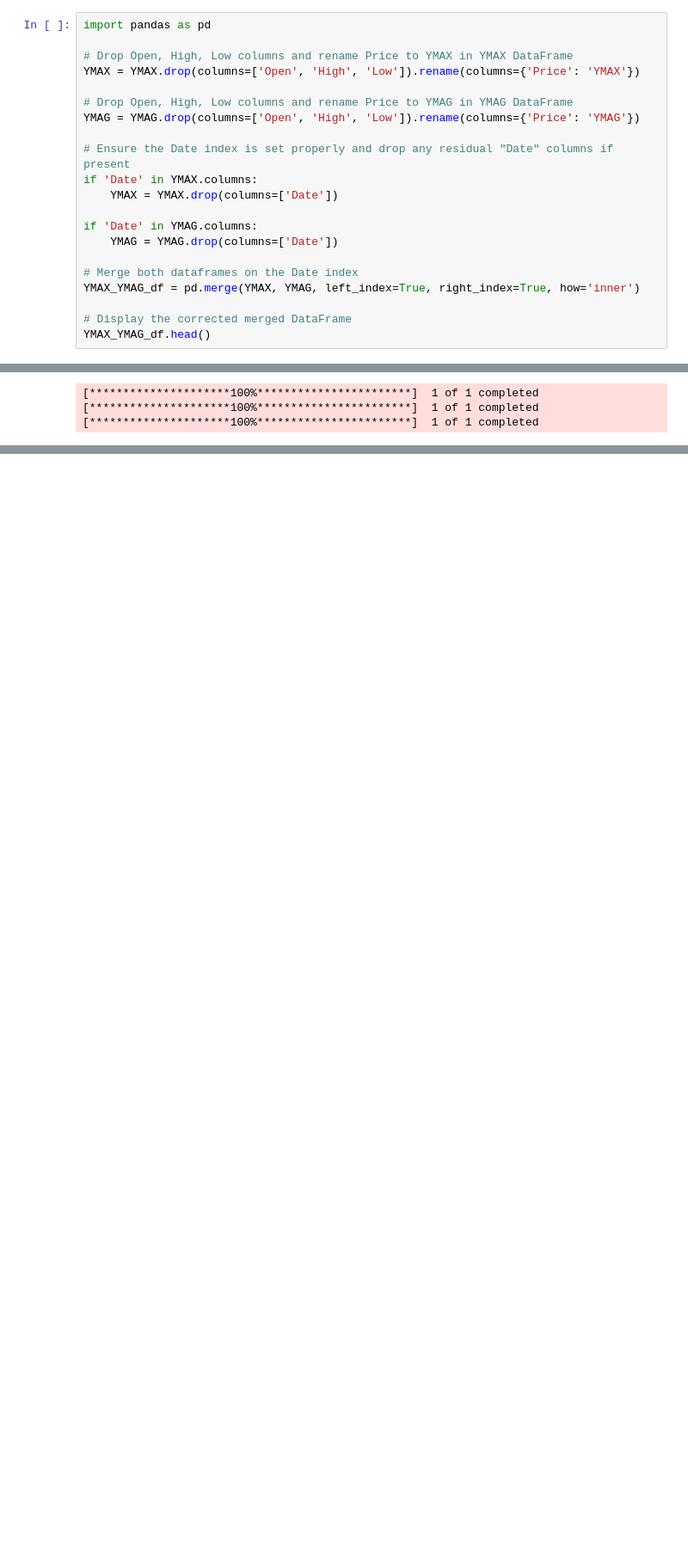
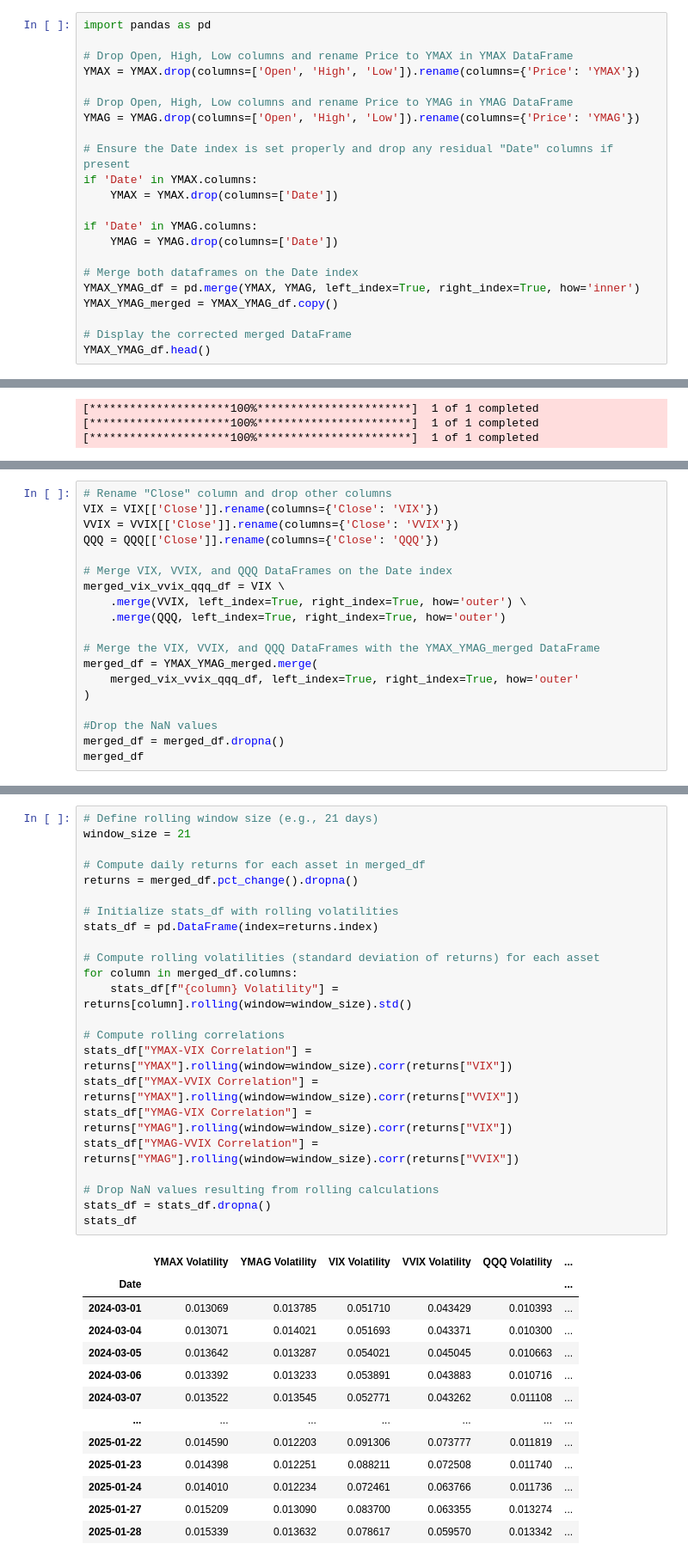
Before and after one commit to BensonMunene/Ratios-Strategy-App, a Jupyter notebook: Codes/Backtester Algorithm1.ipynb, the cells around one changed output, grey strips where cells are left out. Shown: that part at 86% size. Drawn from its saved outputs; the diff is of its cells as text; blank space fills up the shorter version.

```diff
--- a/Codes/Backtester Algorithm1.ipynb
+++ b/Codes/Backtester Algorithm1.ipynb
@@ -176,6 +175,7 @@ if 'Date' in YMAG.columns:
 
 # Merge both dataframes on the Date index
 YMAX_YMAG_df = pd.merge(YMAX, YMAG, left_index=True, right_index=True, how='inner')
+YMAX_YMAG_merged = YMAX_YMAG_df.copy()
 
 # Display the corrected merged DataFrame
 YMAX_YMAG_df.head()
@@ -377,0 +363,19 @@ memory usage: 12.7 KB
+# %%
+# Rename "Close" column and drop other columns
+VIX = VIX[['Close']].rename(columns={'Close': 'VIX'})
+VVIX = VVIX[['Close']].rename(columns={'Close': 'VVIX'})
+QQQ = QQQ[['Close']].rename(columns={'Close': 'QQQ'})
+
+# Merge VIX, VVIX, and QQQ DataFrames on the Date index
+merged_vix_vvix_qqq_df = VIX \
+    .merge(VVIX, left_index=True, right_index=True, how='outer') \
+    .merge(QQQ, left_index=True, right_index=True, how='outer')
+
+# Merge the VIX, VVIX, and QQQ DataFrames with the YMAX_YMAG_merged DataFrame
+merged_df = YMAX_YMAG_merged.merge(
+    merged_vix_vvix_qqq_df, left_index=True, right_index=True, how='outer'
+)
+
+#Drop the NaN values
+merged_df = merged_df.dropna()
+merged_df
@@ -377,0 +431,37 @@ memory usage: 12.7 KB
+# %%
+# Define rolling window size (e.g., 21 days)
+window_size = 21
+
+# Compute daily returns for each asset in merged_df
+returns = merged_df.pct_change().dropna()
+
+# Initialize stats_df with rolling volatilities
+stats_df = pd.DataFrame(index=returns.index)
+
+# Compute rolling volatilities (standard deviation of returns) for each asset
+for column in merged_df.columns:
+    stats_df[f"{column} Volatility"] = returns[column].rolling(window=window_size).std()
+
+# Compute rolling correlations
+stats_df["YMAX-VIX Correlation"] = returns["YMAX"].rolling(window=window_size).corr(returns["VIX"])
+stats_df["YMAX-VVIX Correlation"] = returns["YMAX"].rolling(window=window_size).corr(returns["VVIX"])
+stats_df["YMAG-VIX Correlation"] = returns["YMAG"].rolling(window=window_size).corr(returns["VIX"])
+stats_df["YMAG-VVIX Correlation"] = returns["YMAG"].rolling(window=window_size).corr(returns["VVIX"])
+
+# Drop NaN values resulting from rolling calculations
+stats_df = stats_df.dropna()
+stats_df
+# %% [output]
+|  | YMAX Volatility | YMAG Volatility | VIX Volatility | VVIX Volatility | QQQ Volatility | ... |
+| Date |  |  |  |  |  | ... |
+| 2024-03-01 | 0.013069 | 0.013785 | 0.051710 | 0.043429 | 0.010393 | ... |
+| 2024-03-04 | 0.013071 | 0.014021 | 0.051693 | 0.043371 | 0.010300 | ... |
+| 2024-03-05 | 0.013642 | 0.013287 | 0.054021 | 0.045045 | 0.010663 | ... |
+| 2024-03-06 | 0.013392 | 0.013233 | 0.053891 | 0.043883 | 0.010716 | ... |
+| 2024-03-07 | 0.013522 | 0.013545 | 0.052771 | 0.043262 | 0.011108 | ... |
+| ... | ... | ... | ... | ... | ... | ... |
+| 2025-01-22 | 0.014590 | 0.012203 | 0.091306 | 0.073777 | 0.011819 | ... |
+| 2025-01-23 | 0.014398 | 0.012251 | 0.088211 | 0.072508 | 0.011740 | ... |
+| 2025-01-24 | 0.014010 | 0.012234 | 0.072461 | 0.063766 | 0.011736 | ... |
+| 2025-01-27 | 0.015209 | 0.013090 | 0.083700 | 0.063355 | 0.013274 | ... |
+| 2025-01-28 | 0.015339 | 0.013632 | 0.078617 | 0.059570 | 0.013342 | ... |
```
Also changed, not shown: parts of 9 cells of this notebook, 1 other file.
